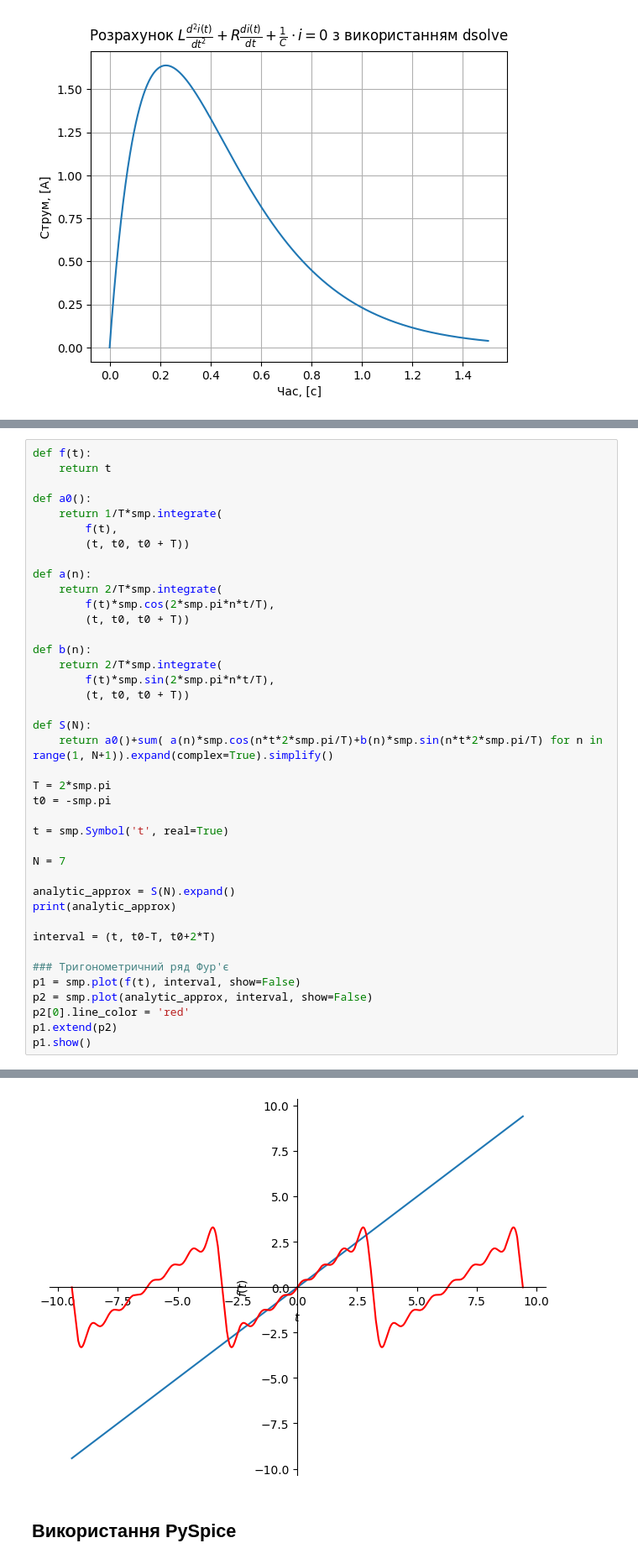
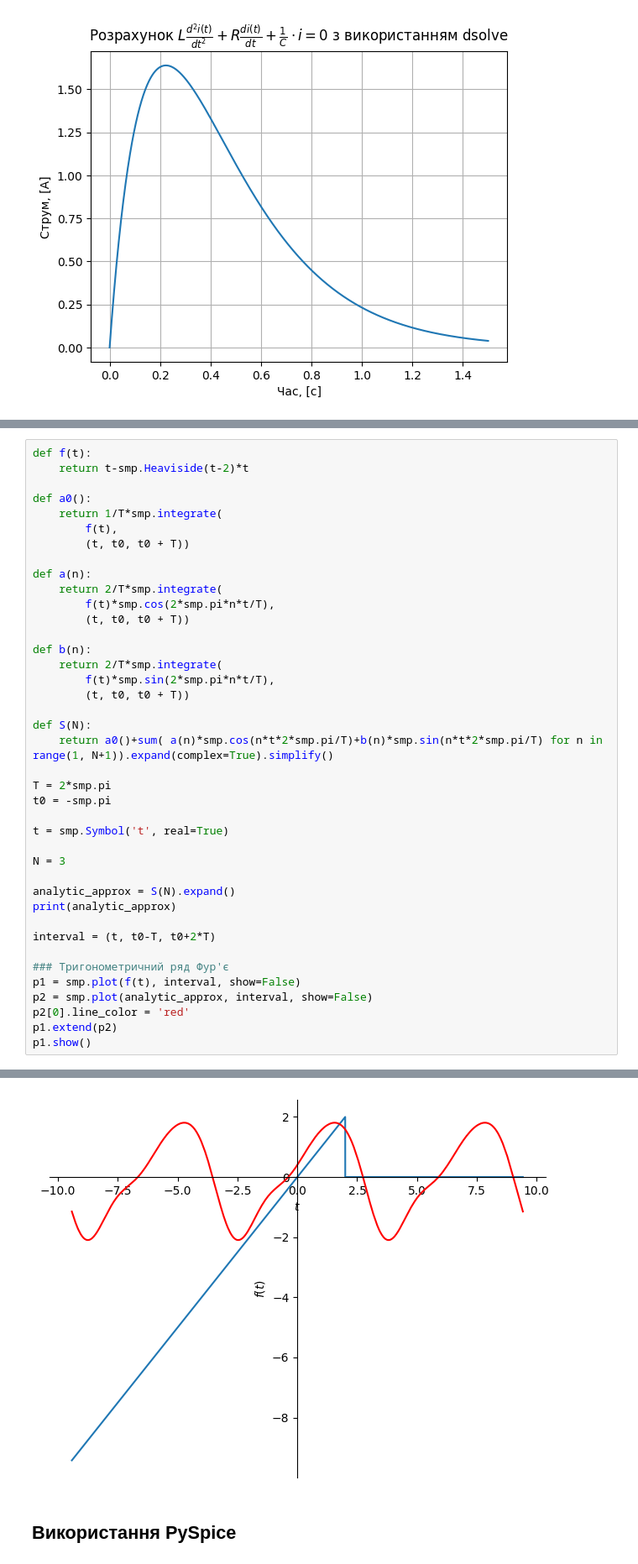
Before and after one commit to vim4all/Jupyter_workshop, a Jupyter notebook: Jupyter_workshop.ipynb, the cells around one changed output, grey strips where cells are left out. Shown at 84% size. Cells and saved outputs as stored; diff of their text form.

```diff
--- a/Jupyter_workshop.ipynb
+++ b/Jupyter_workshop.ipynb
@@ -286,7 +298,7 @@ $$C_{0}^{cos} = a_{n} = \cfrac{2}{T} \cdot \int_{0}^{T}  s(t) \cdot cos(n \omega
 $$C_{0}^{sin} = b_{n} = \cfrac{2}{T} \cdot \int_{0}^{T}  s(t) \cdot sin(n \omega_{1} t) dt$$
 # %%
 def f(t):
-    return t
+    return t-smp.Heaviside(t-2)*t
 
 def a0():
     return 1/T*smp.integrate(
@@ -311,7 +323,7 @@ t0 = -smp.pi
 
 t = smp.Symbol('t', real=True)
 
-N = 7
+N = 3
 
 analytic_approx = S(N).expand()
 print(analytic_approx)
@@ -329,4 +341,4 @@ p1.show()
-[figure, old version]
+[figure, new version]
 # %% [markdown]
 ## Використання PySpice
 # %% [markdown]
```
Also changed, not shown: parts of 5 cells of this notebook, 1 other file.
